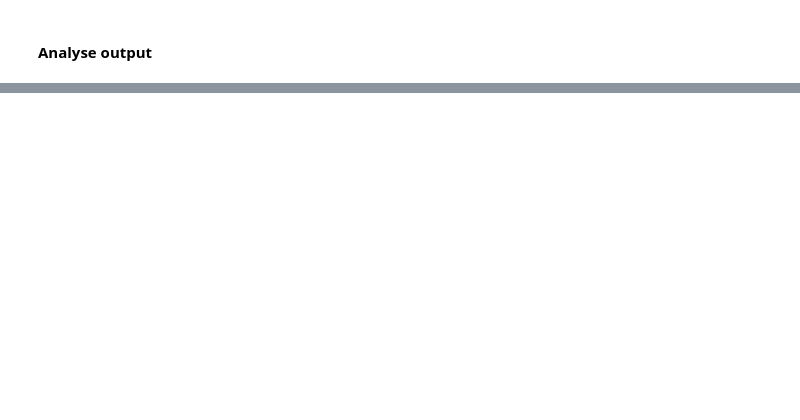
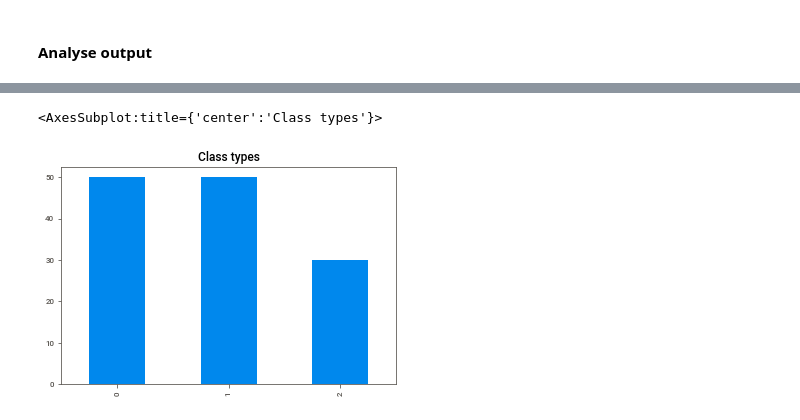
Before and after one commit to jucalfonsom/ml-course, a Jupyter notebook: iris.ipynb, the cells around one changed output, grey strips where cells are left out. Cells and saved outputs as stored; diff of their text form; code cells hidden in the pictures; blank space fills up the shorter version.

```diff
--- a/iris.ipynb
+++ b/iris.ipynb
@@ -154,0 +204,3 @@ plt.show()
+# %%
+df_new = df[:130]
+df_new
@@ -154,0 +221,5 @@ plt.show()
+# %%
+df_new['class'].value_counts().plot(kind='bar', title='Class types')
+# %% [output]
+<AxesSubplot:title={'center':'Class types'}>
+[figure, added]
```
Also changed, not shown: parts of 27 cells of this notebook, 2 other files.
